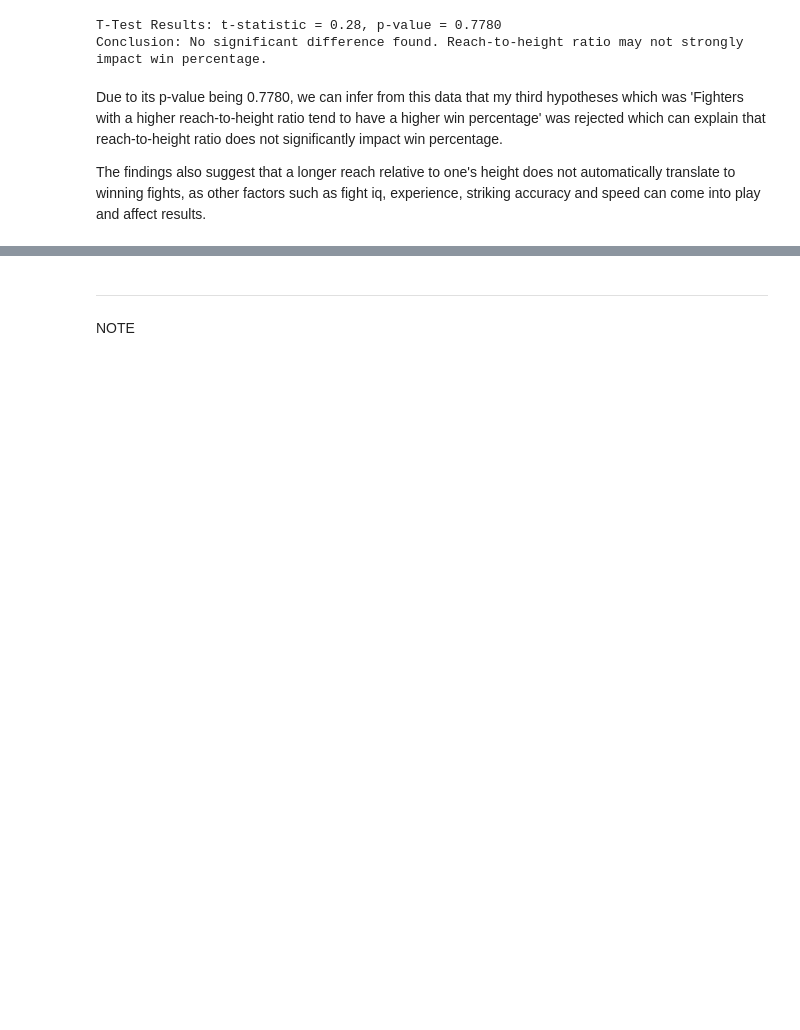
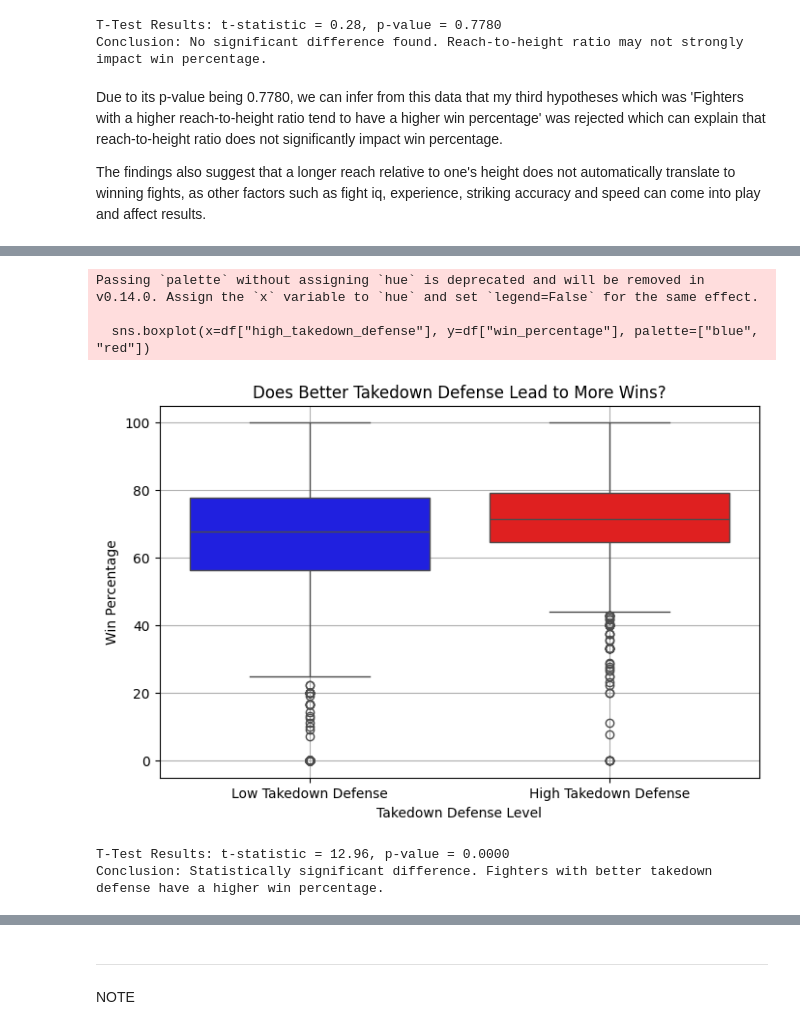
Before and after one commit to Hasnain-S1/Fighter-Statistical-Data, a Jupyter notebook: jupyter_notebooks/Data Visualisation - Jupyter Notebook.ipynb, the cells around one changed output, grey strips where cells are left out. Drawn from its saved outputs; the diff is of its cells as text; code cells hidden in the pictures; blank space fills up the shorter version.

```diff
--- a/jupyter_notebooks/Notebook_Template - Data Visualisation.ipynb
+++ b/jupyter_notebooks/Data Visualisation - Jupyter Notebook.ipynb
@@ -336,0 +342,35 @@ Conclusion: Statistically significant difference. Heavyweights have a higher win
+# %%
+# Split fighters into high and low takedown defense groups
+median_takedown_defense = df["takedown_defense"].median()
+df["high_takedown_defense"] = df["takedown_defense"] >= median_takedown_defense
+
+# Boxplot to visualize win percentage differences
+plt.figure(figsize=(8, 5))
+sns.boxplot(x=df["high_takedown_defense"], y=df["win_percentage"], palette=["blue", "red"])
+plt.xticks([0, 1], ["Low Takedown Defense", "High Takedown Defense"])
+plt.xlabel("Takedown Defense Level")
+plt.ylabel("Win Percentage")
+plt.title("Does Better Takedown Defense Lead to More Wins?")
+plt.grid(True)
+plt.show()
+
+# Statistical Test: Compare win percentages between high and low takedown defense groups
+high_defense = df[df["high_takedown_defense"]]["win_percentage"]
+low_defense = df[~df["high_takedown_defense"]]["win_percentage"]
+
+# Perform independent t-test
+t_stat, p_value = ttest_ind(high_defense, low_defense, equal_var=False)
+
+# Print statistical results
+print(f"T-Test Results: t-statistic = {t_stat:.2f}, p-value = {p_value:.4f}")
+if p_value < 0.05:
+    print("Conclusion: Statistically significant difference. Fighters with better takedown defense have a higher win percentage.")
+else:
+    print("Conclusion: No significant difference found. Takedown defense does not significantly impact win percentage.")
+# %% [output]
+Passing `palette` without assigning `hue` is deprecated and will be removed in v0.14.0. Assign the `x` variable to `hue` and set `legend=False` for the same effect.
+
+  sns.boxplot(x=df["high_takedown_defense"], y=df["win_percentage"], palette=["blue", "red"])
+[figure, added]
+T-Test Results: t-statistic = 12.96, p-value = 0.0000
+Conclusion: Statistically significant difference. Fighters with better takedown defense have a higher win percentage.
```
Also changed, not shown: parts of 5 cells of this notebook, 2 other files.
